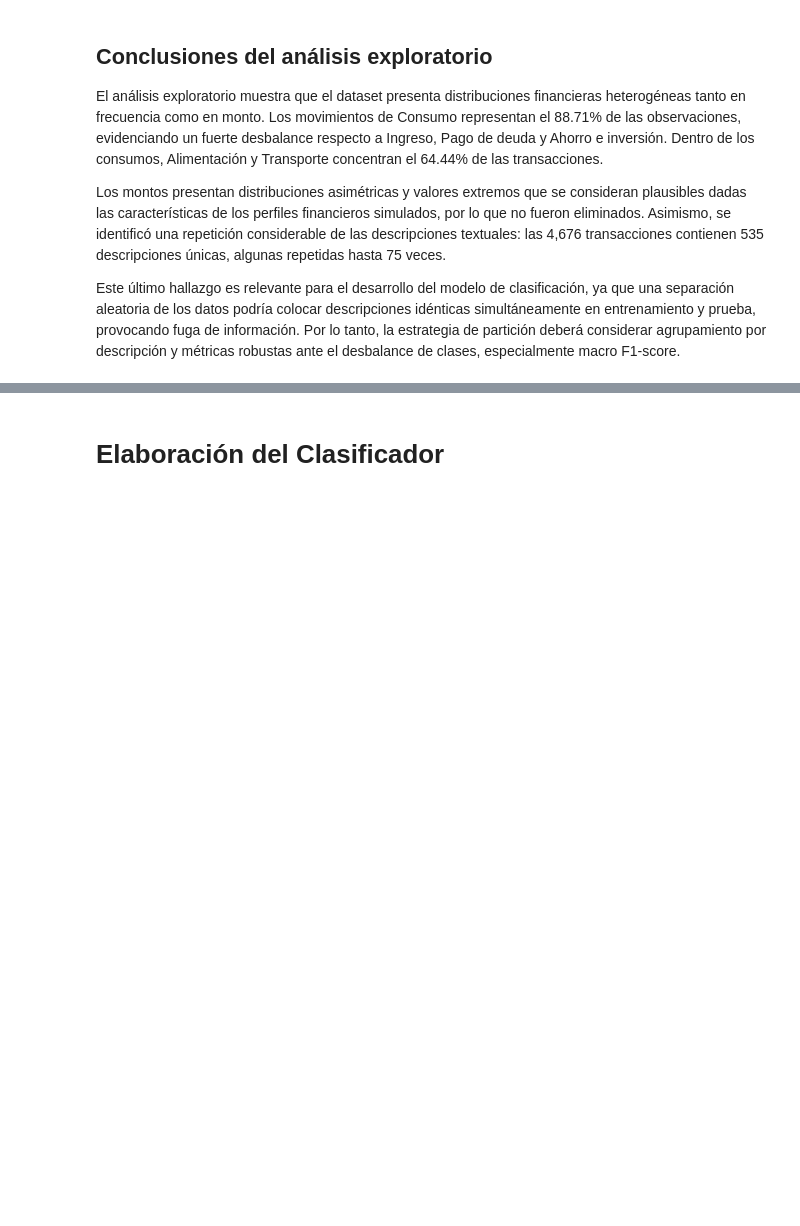
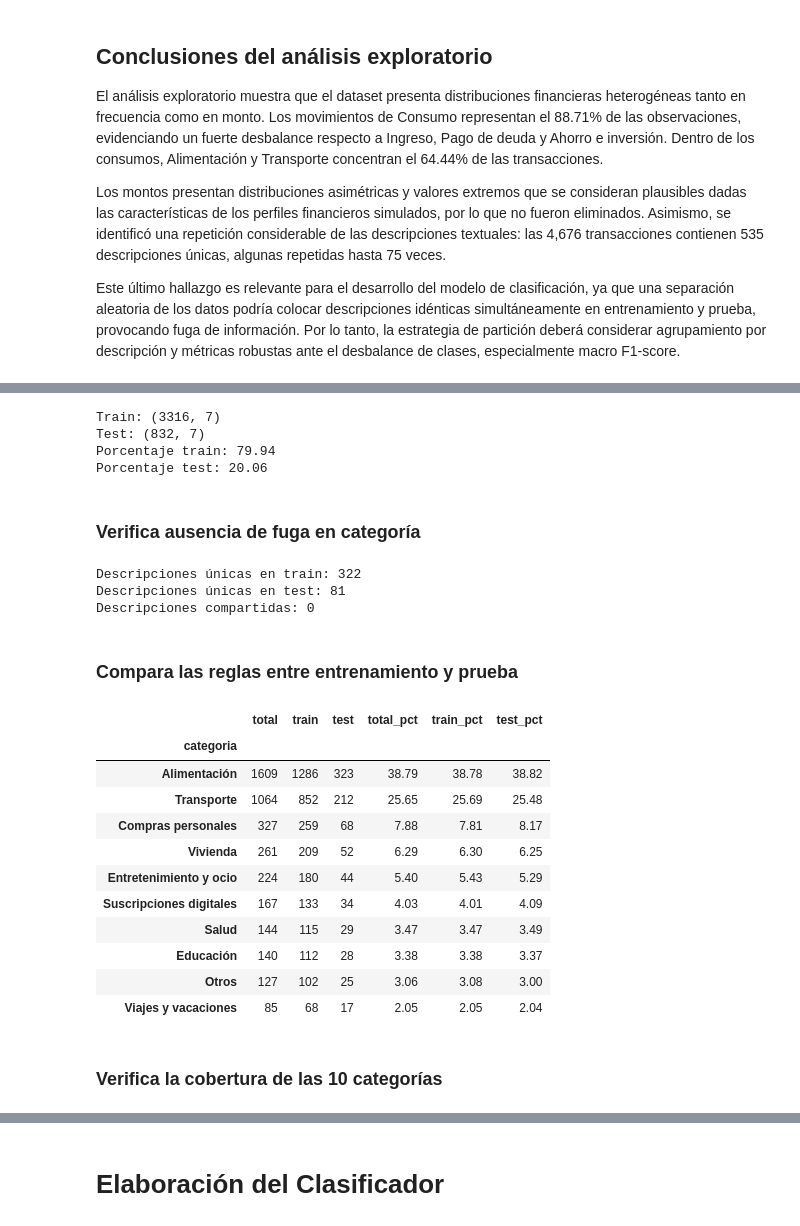
Before and after one commit to No-Country-simulation/Hackathon-G9-LATAM-Team-68, a Jupyter notebook: ciencia-de-datos/cuaderno_trabajo.ipynb, the cells around one changed output, grey strips where cells are left out. Drawn from its saved outputs; the diff is of its cells as text; code cells hidden in the pictures; blank space fills up the shorter version.

```diff
--- a/ciencia-de-datos/cuaderno_trabajo.ipynb
+++ b/ciencia-de-datos/cuaderno_trabajo.ipynb
@@ -1170,0 +1523,80 @@ conteo_movimientos
+# %%
+print("Train:", train_categoria.shape)
+print("Test:", test_categoria.shape)
+
+print(
+    "Porcentaje train:",
+    round(len(train_categoria) / len(datos_categoria) * 100, 2)
+)
+
+print(
+    "Porcentaje test:",
+    round(len(test_categoria) / len(datos_categoria) * 100, 2)
+)
+# %% [output]
+Train: (3316, 7)
+Test: (832, 7)
+Porcentaje train: 79.94
+Porcentaje test: 20.06
+# %% [markdown]
+### **Verifica ausencia de fuga en categoría**
+# %%
+descripciones_train_categoria = set(
+    train_categoria["descripcion_limpia"]
+)
+
+descripciones_test_categoria = set(
+    test_categoria["descripcion_limpia"]
+)
+
+descripciones_compartidas_categoria = (
+    descripciones_train_categoria
+    .intersection(descripciones_test_categoria)
+)
+
+print(
+    "Descripciones únicas en train:",
+    len(descripciones_train_categoria)
+)
+
+print(
+    "Descripciones únicas en test:",
+    len(descripciones_test_categoria)
+)
+
+print(
+    "Descripciones compartidas:",
+    len(descripciones_compartidas_categoria)
+)
+
+assert len(descripciones_compartidas_categoria) == 0
+# %% [output]
+Descripciones únicas en train: 322
+Descripciones únicas en test: 81
+Descripciones compartidas: 0
+# %% [markdown]
+### **Compara las reglas entre entrenamiento y prueba**
+# %%
+distribucion_categoria = comparar_distribuciones(
+    datos_completos=datos_categoria,
+    datos_train=train_categoria,
+    datos_test=test_categoria,
+    columna_objetivo="categoria"
+)
+
+distribucion_categoria
+# %% [output]
+|  | total | train | test | total_pct | train_pct | test_pct |
+| categoria |  |  |  |  |  |  |
+| Alimentación | 1609 | 1286 | 323 | 38.79 | 38.78 | 38.82 |
+| Transporte | 1064 | 852 | 212 | 25.65 | 25.69 | 25.48 |
+| Compras personales | 327 | 259 | 68 | 7.88 | 7.81 | 8.17 |
+| Vivienda | 261 | 209 | 52 | 6.29 | 6.30 | 6.25 |
+| Entretenimiento y ocio | 224 | 180 | 44 | 5.40 | 5.43 | 5.29 |
+| Suscripciones digitales | 167 | 133 | 34 | 4.03 | 4.01 | 4.09 |
+| Salud | 144 | 115 | 29 | 3.47 | 3.47 | 3.49 |
+| Educación | 140 | 112 | 28 | 3.38 | 3.38 | 3.37 |
+| Otros | 127 | 102 | 25 | 3.06 | 3.08 | 3.00 |
+| Viajes y vacaciones | 85 | 68 | 17 | 2.05 | 2.05 | 2.04 |
+# %% [markdown]
+### **Verifica la cobertura de las 10 categorías**
```
Also changed, not shown: parts of 149 cells of this notebook.
